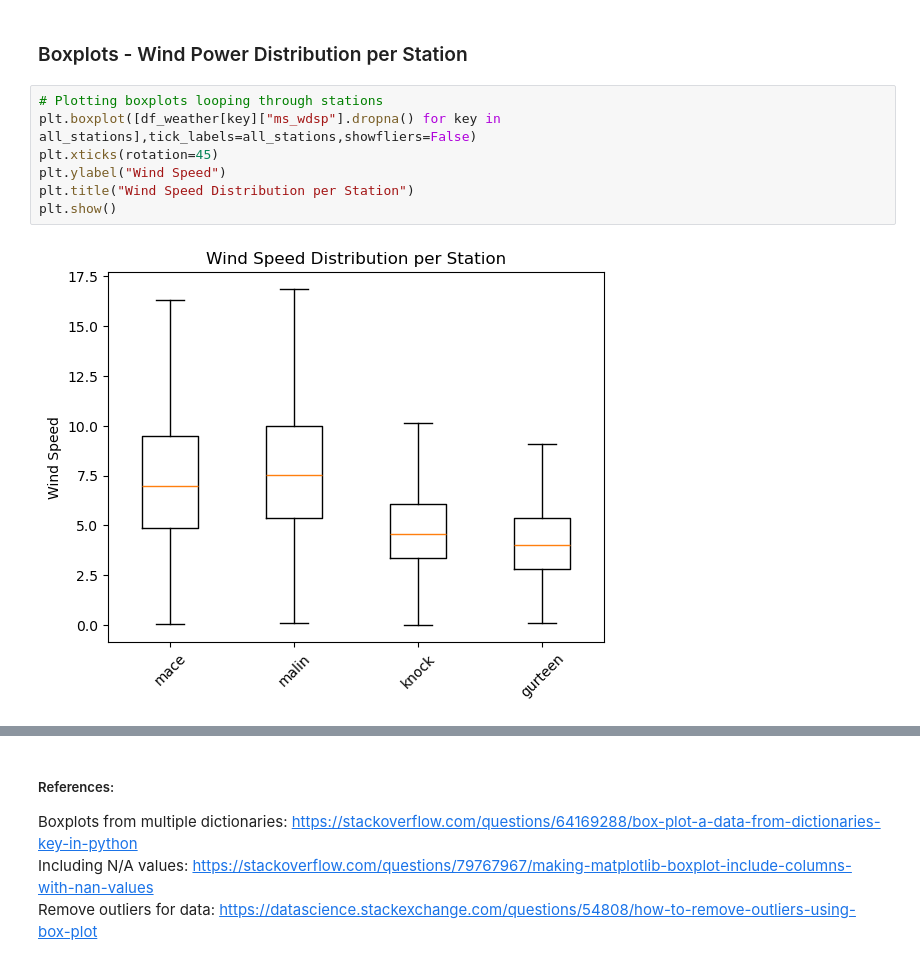
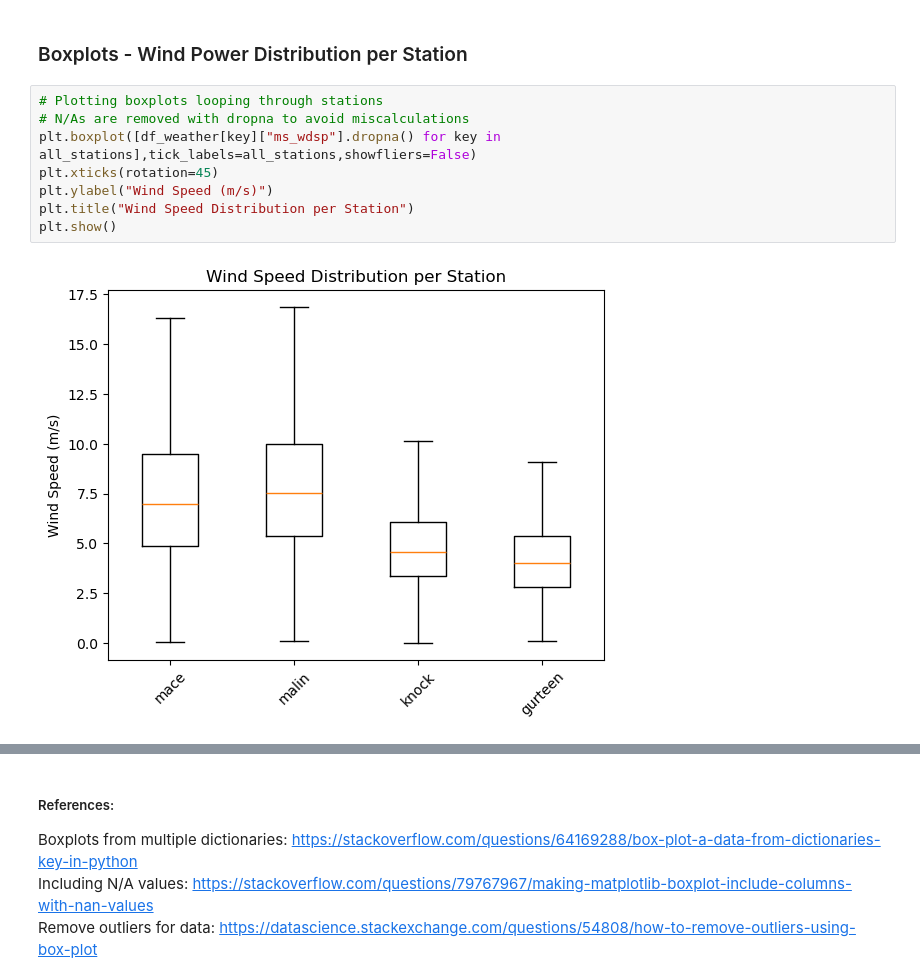
Before and after one commit to vanelyraa/programming-for-data-analytics, a Jupyter notebook: project/project.ipynb, the cells around one changed output, grey strips where cells are left out. Drawn from its saved outputs; the diff is of its cells as text.

```diff
--- a/project/project.ipynb
+++ b/project/project.ipynb
@@ -539,10 +539,11 @@ Horizontal plot: w3resource.com/pandas/dataframe/dataframe-plot-barh.php
 ### Boxplots - Wind Power Distribution per Station
 # %%
 # Plotting boxplots looping through stations
+# N/As are removed with dropna to avoid miscalculations
 plt.boxplot([df_weather[key]["ms_wdsp"].dropna() for key in all_stations],tick_labels=all_stations,showfliers=False)
 plt.xticks(rotation=45)
-plt.ylabel("Wind Speed")
+plt.ylabel("Wind Speed (m/s)")
 plt.title("Wind Speed Distribution per Station")
 plt.show()
 # %% [output]
-[figure, old version]
+[figure, new version]
```
Also changed, not shown: parts of 20 cells of this notebook.
